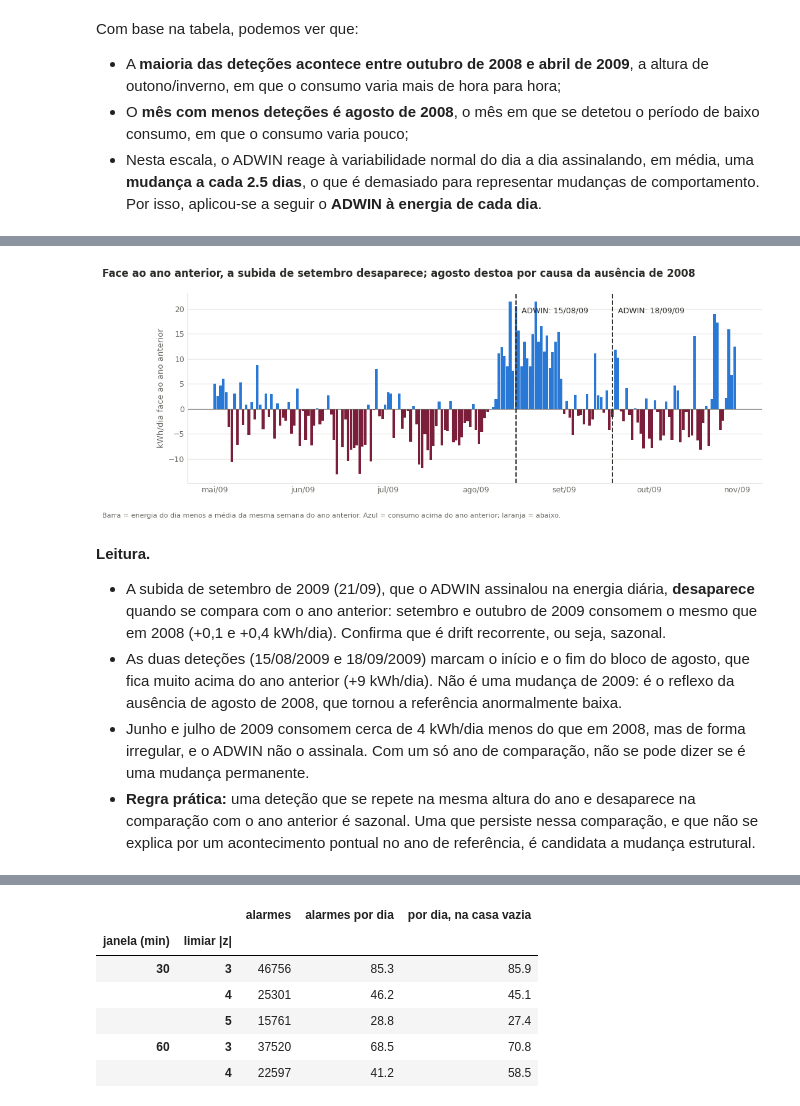
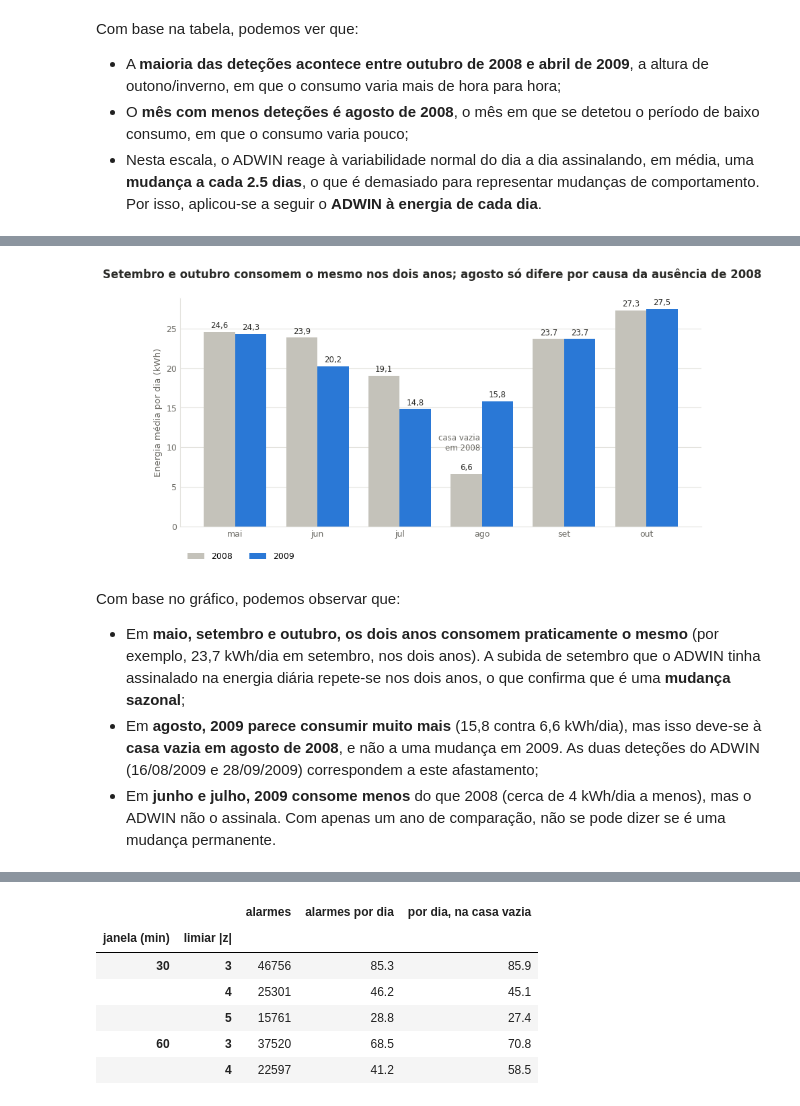
Before and after one commit to leonorrebola9/LusoEnergy_Project, a Jupyter notebook: 03_parte_IV.ipynb, the cells around one changed output, grey strips where cells are left out. Drawn from its saved outputs; the diff is of its cells as text; code cells hidden in the pictures.

```diff
--- a/03_parte_IV.ipynb
+++ b/03_parte_IV.ipynb
@@ -209,9 +205,14 @@ def novo_15min(fechado):
         det15.append(inicio_p)
 
 
+MIN_LEITURAS_DIA = int(0.8 * 24 * 60)              # um dia só conta com >= 80 % dos minutos com leitura (como na 1.2)
+
+
 def novo_dia(fechado):
     """Recebe um dia acabado de fechar: energia do dia (kWh) para o ADWIN."""
-    inicio_p, media, _ = fechado
+    inicio_p, media, n = fechado
+    if n < MIN_LEITURAS_DIA:                       # poucas leituras: a estimativa do dia não é fiável
+        return
     kwh = media * 24                               # potência média (kW) x 24 h = energia do dia (kWh)
     dia_kwh.append((inicio_p, kwh))
     adwin_dia.update(kwh)
@@ -348,32 +358,36 @@ ADWIN sobre a diferença face ao ano anterior: ['15/08/2009', '18/09/2009']
 # %%
 def plot_ano_contra_ano(caminho_png=None):
-    """Diferença diária face ao mesmo período do ano anterior, com as deteções do ADWIN."""
-    fig, ax = plt.subplots(figsize=(12, 4))
-    ax.bar(residuo.index, residuo.values, width=0.9, color=np.where(residuo.values >= 0, AZUL, BORDO))
-    ax.axhline(0, color=TINTA_2, lw=0.8)
-    for d in det_aa:
-        ax.axvline(d, color=TINTA, lw=1.4, ls="--")
-        ax.text(d + pd.Timedelta(days=2), residuo.max() * 0.95, f"ADWIN: {d:%d/%m/%y}", fontsize=9, color=TINTA, va="top")
-    ax.set_ylabel("kWh/dia face ao ano anterior", fontsize=9.5, color=TINTA_2)
-    ax.xaxis.set_major_formatter(FuncFormatter(lambda x, _: (lambda d: f"{MESES_PT[d.month - 1]}/{d:%y}")(mdates.num2date(x))))
+    """Consumo médio por mês, de maio a outubro: 2008 ao lado de 2009."""
+    meses = [5, 6, 7, 8, 9, 10]
+    media = dia.groupby([dia.index.year, dia.index.month]).mean()        # kWh/dia, por ano e mês
+    v08 = [media[(2008, m)] for m in meses]
+    v09 = [media[(2009, m)] for m in meses]
+
+    fig, ax = plt.subplots(figsize=(10, 4.4))
+    x = np.arange(len(meses)); w = 0.38
+    b08 = ax.bar(x - w / 2, v08, w, color=CINZA_DADOS, label="2008")
+    b09 = ax.bar(x + w / 2, v09, w, color=AZUL, label="2009")
+    for barras, valores in ((b08, v08), (b09, v09)):
+        ax.bar_label(barras, labels=[f"{v:.1f}".replace(".", ",") for v in valores], fontsize=8.5, color=TINTA, padding=2)
+    ax.text(3 - 0.02, v08[3] + 3, "casa vazia\nem 2008", ha="right", fontsize=8.5, color=TINTA_2)
+    ax.set_xticks(x, [MESES_PT[m - 1] for m in meses])
+    ax.set_ylabel("Energia média por dia (kWh)", fontsize=9.5, color=TINTA_2)
+    ax.legend(frameon=False, fontsize=9, loc="upper left", bbox_to_anchor=(0, -0.08), ncol=2)
     estilo(ax)
-    fig.suptitle("Face ao ano anterior, a subida de setembro desaparece; agosto destoa por causa da ausência de 2008",
+    fig.suptitle("Setembro e outubro consomem o mesmo nos dois anos; agosto só difere por causa da ausência de 2008",
                  x=0.01, ha="left", fontsize=12, fontweight="bold", color=TINTA)
-    fig.text(0.01, -0.03, "Barra = energia do dia menos a média da mesma semana do ano anterior. "
-             "Azul = consumo acima do ano anterior; laranja = abaixo.", fontsize=8, color=TINTA_2)
     if caminho_png:
         fig.savefig(caminho_png, dpi=150, bbox_inches="tight", facecolor="white")
     return fig
 
 
 fig = plot_ano_contra_ano()
 guardar_figura(fig, "parte_IV", "adwin_ano_contra_ano")
 plt.show()
 # %% [output]
-[figure, old version]
+[figure, new version]
 # %% [markdown]
-**Leitura.**
-- A subida de setembro de 2009 (21/09), que o ADWIN assinalou na energia diária, **desaparece** quando se compara com o ano anterior: setembro e outubro de 2009 consomem o mesmo que em 2008 (+0,1 e +0,4 kWh/dia). Confirma que é drift recorrente, ou seja, sazonal.
-- As duas deteções (15/08/2009 e 18/09/2009) marcam o início e o fim do bloco de agosto, que fica muito acima do ano anterior (+9 kWh/dia). Não é uma mudança de 2009: é o reflexo da ausência de agosto de 2008, que tornou a referência anormalmente baixa.
-- Junho e julho de 2009 consomem cerca de 4 kWh/dia menos do que em 2008, mas de forma irregular, e o ADWIN não o assinala. Com um só ano de comparação, não se pode dizer se é uma mudança permanente.
-- **Regra prática:** uma deteção que se repete na mesma altura do ano e desaparece na comparação com o ano anterior é sazonal. Uma que persiste nessa comparação, e que não se explica por um acontecimento pontual no ano de referência, é candidata a mudança estrutural.
+Com base no gráfico, podemos observar que:
+- Em **maio, setembro e outubro, os dois anos consomem praticamente o mesmo** (por exemplo, 23,7 kWh/dia em setembro, nos dois anos). A subida de setembro que o ADWIN tinha assinalado na energia diária repete-se nos dois anos, o que confirma que é uma **mudança sazonal**;
+- Em **agosto, 2009 parece consumir muito mais** (15,8 contra 6,6 kWh/dia), mas isso deve-se à **casa vazia em agosto de 2008**, e não a uma mudança em 2009. As duas deteções do ADWIN (16/08/2009 e 28/09/2009) correspondem a este afastamento;
+- Em **junho e julho, 2009 consome menos** do que 2008 (cerca de 4 kWh/dia a menos), mas o ADWIN não o assinala. Com apenas um ano de comparação, não se pode dizer se é uma mudança permanente.
```
Also changed, not shown: parts of 27 cells of this notebook.
